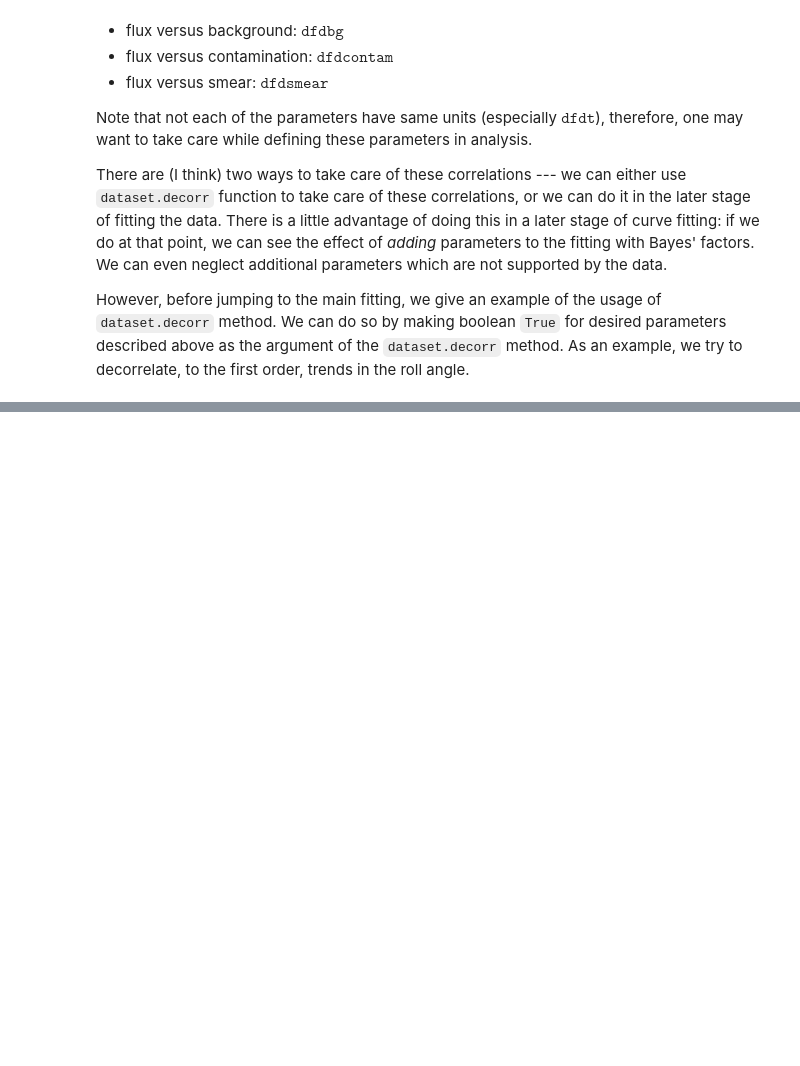
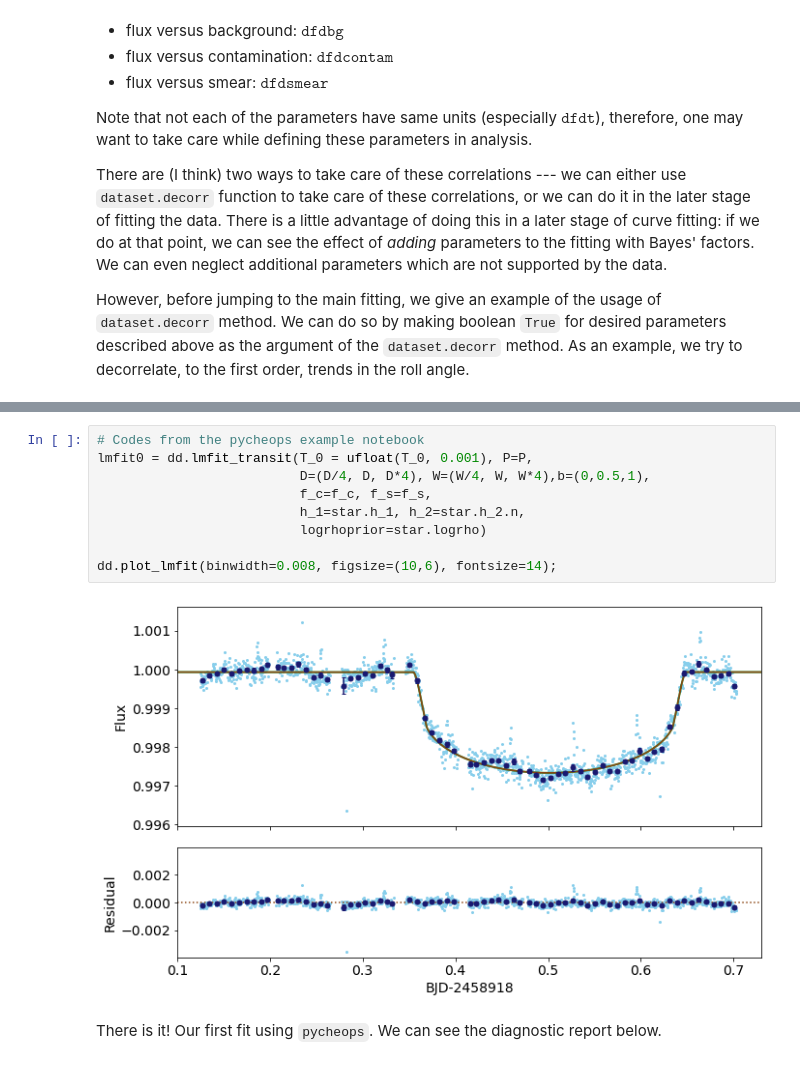
Before and after one commit to Jayshil/pycheops-tutorials, a Jupyter notebook: p2_kelt11.ipynb, the cells around one changed output, grey strips where cells are left out. Drawn from its saved outputs; the diff is of its cells as text; blank space fills up the shorter version.

Commit message:
First fit without decorrelation

```diff
--- a/p2_kelt11.ipynb
+++ b/p2_kelt11.ipynb
@@ -220,0 +217,13 @@ Below, we try to include one by one parameter in the model and see its effect on
+# %%
+# Codes from the pycheops example notebook
+lmfit0 = dd.lmfit_transit(T_0 = ufloat(T_0, 0.001), P=P,
+                          D=(D/4, D, D*4), W=(W/4, W, W*4),b=(0,0.5,1),
+                          f_c=f_c, f_s=f_s,
+                          h_1=star.h_1, h_2=star.h_2.n,
+                          logrhoprior=star.logrho)
+
+dd.plot_lmfit(binwidth=0.008, figsize=(10,6), fontsize=14);
+# %% [output]
+[figure, added]
+# %% [markdown]
+There is it! Our first fit using `pycheops`. We can see the diagnostic report below.
```
Also changed, not shown: parts of 6 cells of this notebook.
